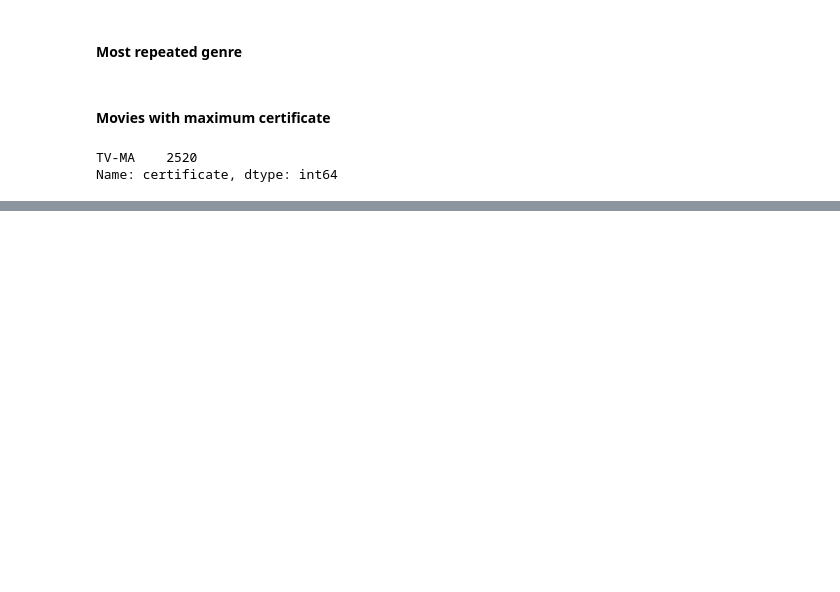
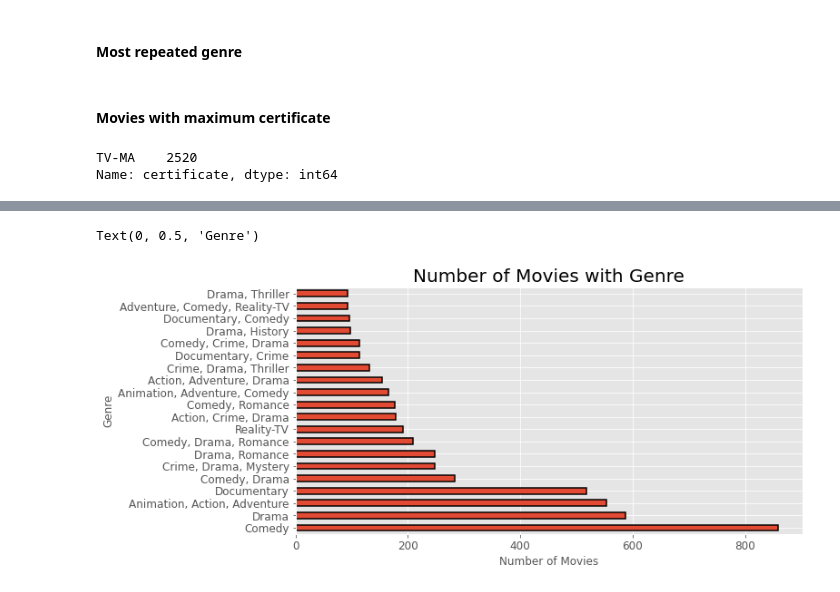
Before and after one commit to anulkanpuria/Python, a Jupyter notebook: Netflix.ipynb, the cells around one changed output, grey strips where cells are left out. Drawn from its saved outputs; the diff is of its cells as text; code cells hidden in the pictures; blank space fills up the shorter version.

```diff
--- a/Netflix.ipynb
+++ b/Netflix.ipynb
@@ -181,0 +206,13 @@ sns.lineplot(data = nf, x = 'certificate', y = 'votes', errorbar=None)
+# %%
+plt.figure(figsize=(10,5))
+plt.style.use('ggplot')
+nf.genre.value_counts().head(20).plot(kind='barh',
+                                      fontsize = 12,
+                                      edgecolor  = 'black',
+                                      linewidth = 1.5)
+plt.title('Number of Movies with Genre', fontsize = 20)
+plt.xlabel('Number of Movies')
+plt.ylabel('Genre')
+# %% [output]
+Text(0, 0.5, 'Genre')
+[figure, added]
```
Also changed, not shown: parts of 6 cells of this notebook.
